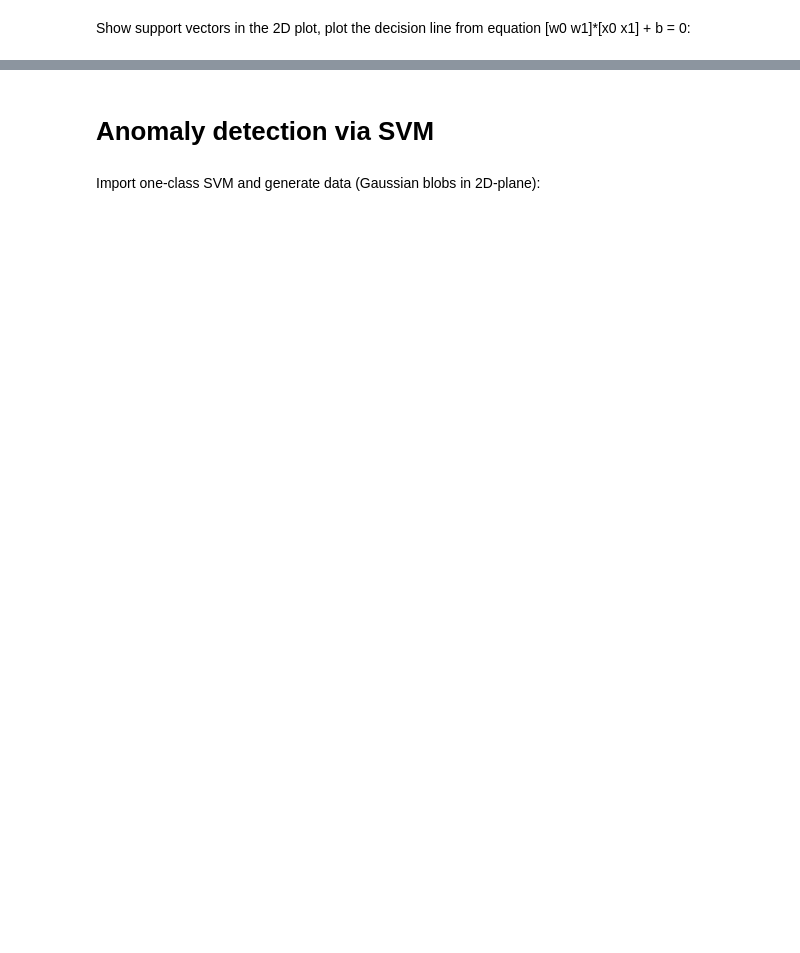
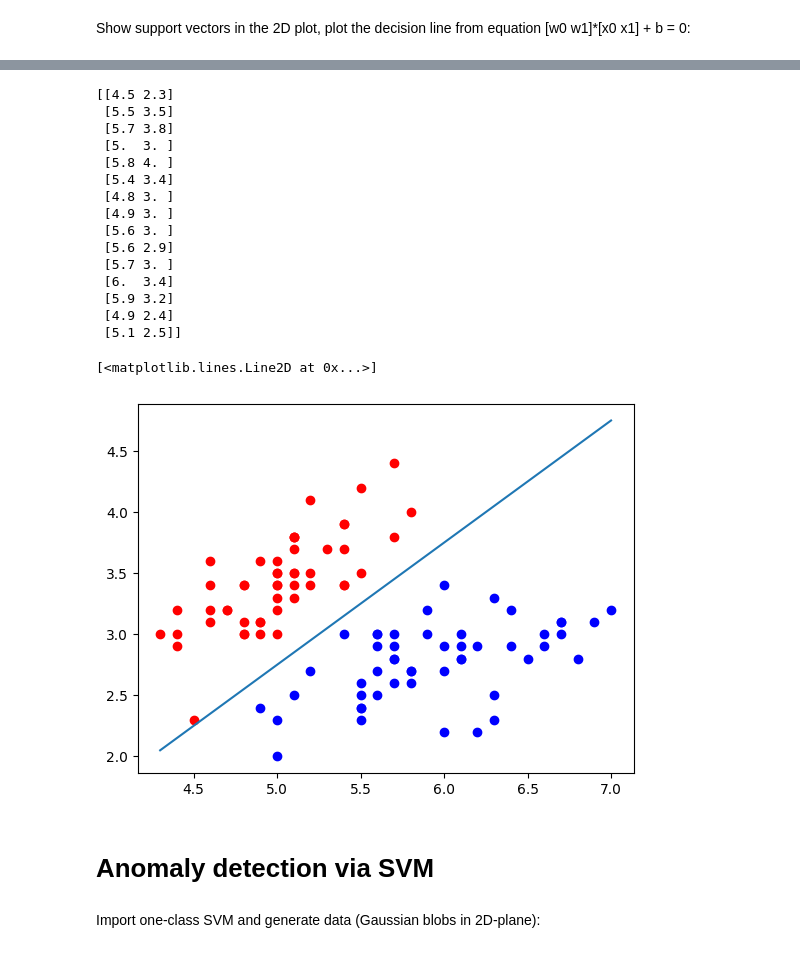
Before and after one commit to TaVodic/MPA-MLF, a Jupyter notebook: Lab_03/MPA_MLF_SVM_2students_comments.ipynb, the cells around one changed output, grey strips where cells are left out. Drawn from its saved outputs; the diff is of its cells as text; code cells hidden in the pictures; blank space fills up the shorter version.

```diff
--- a/Lab_03/MPA_MLF_SVM_2students_comments.ipynb
+++ b/Lab_03/MPA_MLF_SVM_2students_comments.ipynb
@@ -80,3 +84,40 @@ NameError: ignored
+# %%
+from sklearn.datasets import make_blobs
+import numpy as np
+supvectors=SVMmodel_2.support_vectors_
+# Plot the support vectors here
+print(supvectors)
+for i in range(size(supvectors)):
+  plt.plot(supvectors[:0], supvectors[])
+
+#Separating line coefficients:
+W=SVMmodel_2.coef_
+b=SVMmodel_2.intercept_
+
+x0 = np.linspace(np.min(X[:,0]), np.max(X[:,0]),2)
+x1 = (-b-W[0,0]*x0)/(W[0,1])
+
+plt.scatter(X[y==0,0], X[y==0,1], color='red')
+plt.scatter(X[y==1,0], X[y==1,1], color='blue')
+plt.plot(x0, x1)
+# %% [output]
+[[4.5 2.3]
+ [5.5 3.5]
+ [5.7 3.8]
+ [5.  3. ]
+ [5.8 4. ]
+ [5.4 3.4]
+ [4.8 3. ]
+ [4.9 3. ]
+ [5.6 3. ]
+ [5.6 2.9]
+ [5.7 3. ]
+ [6.  3.4]
+ [5.9 3.2]
+ [4.9 2.4]
+ [5.1 2.5]]
+[<matplotlib.lines.Line2D at 0x...>]
+[figure, added]
 # %% [markdown]
 # Anomaly detection via SVM
 # %% [markdown]
```
Also changed, not shown: parts of 7 cells of this notebook.
